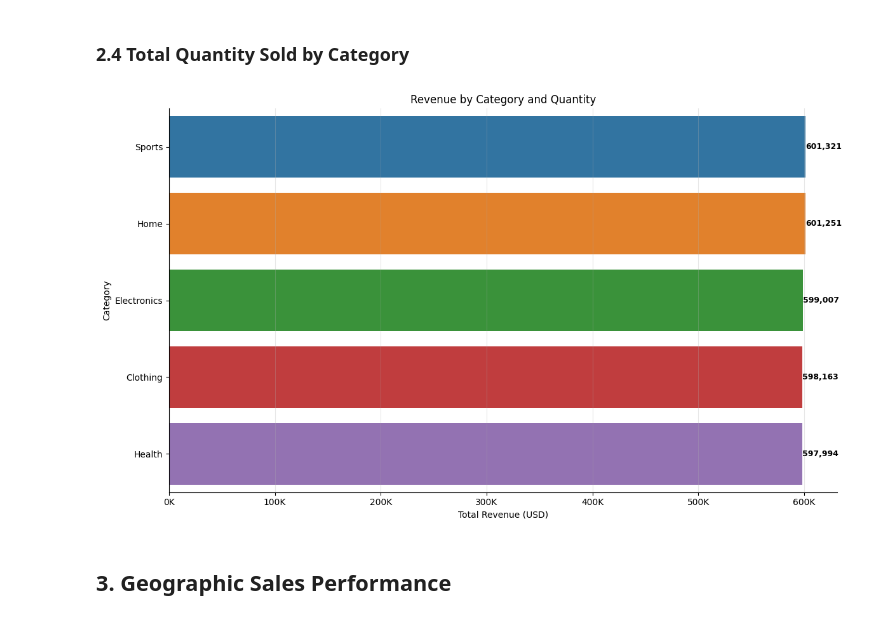
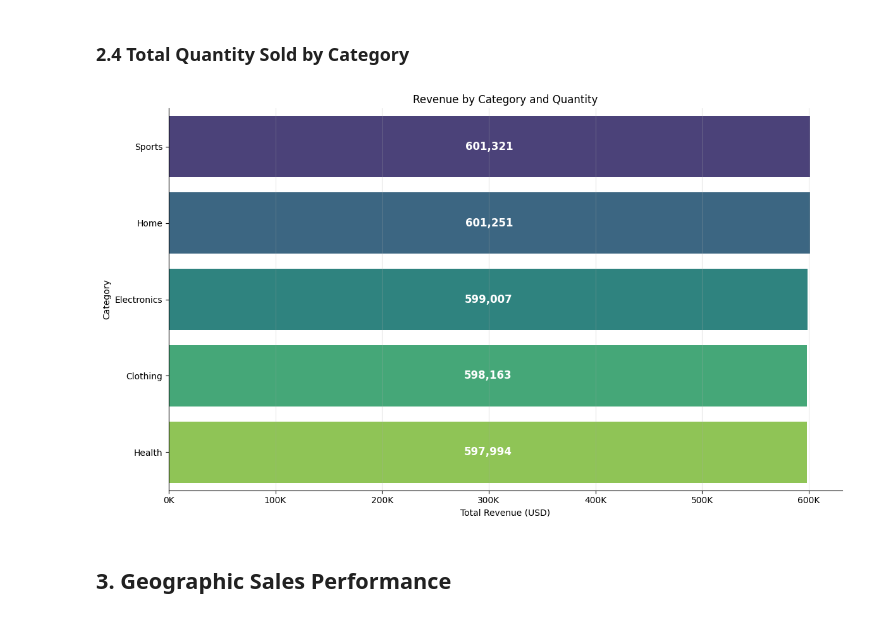
Before and after one commit to judiellegaspina/Ecommerce-EDA-and-Sales-Prediction, a Jupyter notebook: 05_Sales_Analysis.ipynb, the cells around one changed output. Saved outputs shown, nothing was run; the diff lists cells and outputs as text; code cells hidden in the pictures.

Commit message:
change all palette to 'viridis'

```diff
--- a/05_Sales_Analysis.ipynb
+++ b/05_Sales_Analysis.ipynb
@@ -357,38 +357,38 @@ quantity_category = (
 
 plt.figure(figsize=(12, 7))
 
 ax = sns.barplot(
     data=quantity_category,
     x='quantity',
     y='category',
-    palette='tab10',
+    palette='viridis',
     hue='category',
     legend=False,
     orient='h',
 )
 
 ax.spines['top'].set_visible(False)
 ax.spines['right'].set_visible(False)
 
 for container in ax.containers:
     ax.bar_label(
         container,
         labels=[f'{v:,.0f}' for v in container.datavalues],
-        label_type='edge',
-        color='black',
-        fontsize=9,
+        label_type='center',
+        color='white',
+        fontsize=12,
         fontweight='bold'
     )
 
 plt.title('Revenue by Category and Quantity')
 plt.xlabel('Total Revenue (USD)')
 plt.ylabel('Category')
 plt.gca().xaxis.set_major_formatter(plt.FuncFormatter(lambda x, _: f'{x/1e3:.0f}K'))
 plt.grid(axis='x', alpha=0.3)
 plt.tight_layout()
 plt.show()
 # %% [output]
-[figure, old version]
+[figure, new version]
 # %% [markdown]
 ## 3. Geographic Sales Performance
 # %% [markdown]
```
Also changed, not shown: parts of 1 cell of this notebook.
